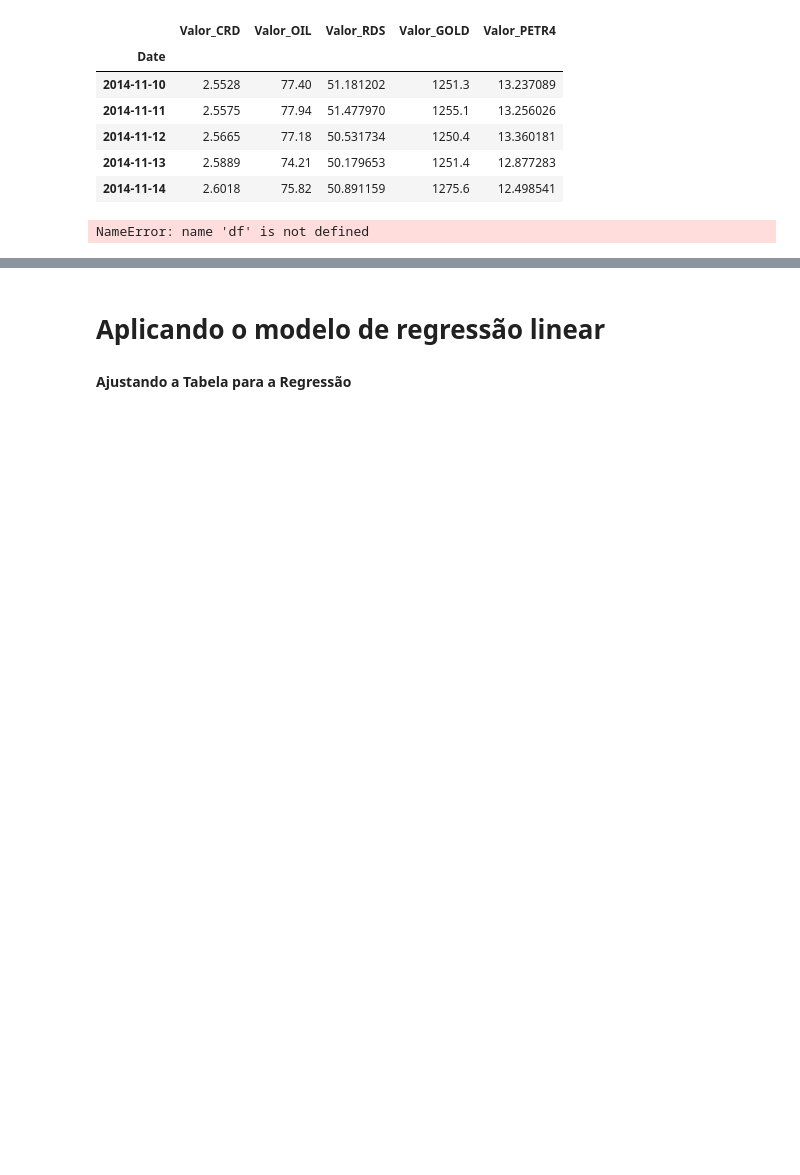
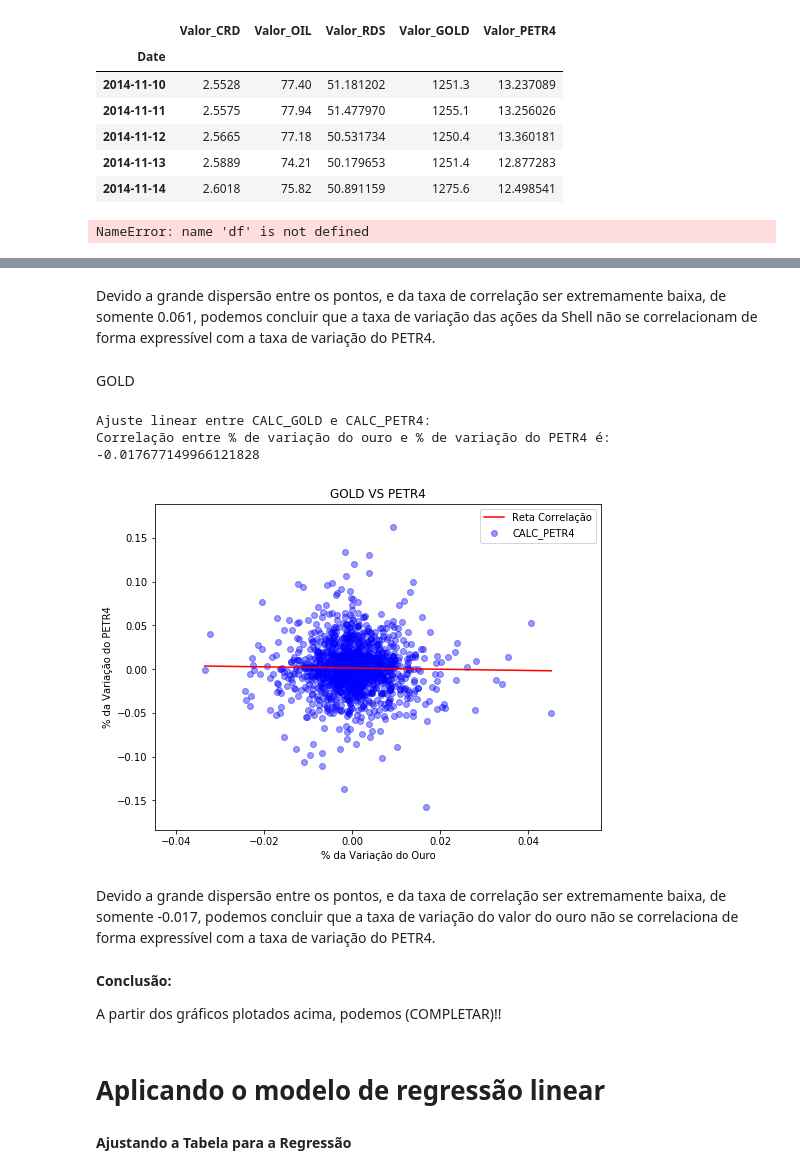
Before and after one commit to enricofd/Projeto_3_CD, a Jupyter notebook: Relatório Final.ipynb, the cells around one changed output, grey strips where cells are left out. Saved outputs shown, nothing was run; the diff lists cells and outputs as text; code cells hidden in the pictures; blank space fills up the shorter version.

```diff
--- a/Relatório Final.ipynb
+++ b/Relatório Final.ipynb
@@ -316,3 +418,37 @@ Análise:
+# %% [markdown]
+Devido a grande dispersão entre os pontos, e da taxa de correlação ser extremamente baixa, de somente 0.061, podemos concluir que a taxa de variação das ações da Shell não se correlacionam de forma expressível com a taxa de variação do PETR4.
+# %% [markdown]
+GOLD
+# %%
+a = DADOS_OPT.CALC_GOLD.cov(DADOS_OPT.CALC_PETR4) / DADOS_OPT.CALC_GOLD.var()
+b = DADOS_OPT.CALC_PETR4.mean() - a*DADOS_OPT.CALC_GOLD.mean()
+c = DADOS_OPT.CALC_GOLD.corr(DADOS_OPT.CALC_PETR4)
+
+print('Ajuste linear entre CALC_GOLD e CALC_PETR4:')
+
+fig = plt.figure(figsize=(8, 6))
+plt.scatter(DADOS_OPT.CALC_GOLD, DADOS_OPT.CALC_PETR4, c='blue', alpha=0.4)
+plt.title('GOLD VS PETR4')
+plt.xlabel('% da Variação do Ouro')
+plt.ylabel('% da Variação do PETR4')
+
+plt.plot((DADOS_OPT.CALC_GOLD.min(), DADOS_OPT.CALC_GOLD.max()), (a*DADOS_OPT.CALC_GOLD.min()+b, a*DADOS_OPT.CALC_GOLD.max()+b), label="Reta Correlação", color='red')
+
+print('Correlação entre % de variação do ouro e % de variação do PETR4 é: {0}'.format(c))
+
+plt.legend()
+plt.plot()
+plt.show()
+# %% [output]
+Ajuste linear entre CALC_GOLD e CALC_PETR4:
+Correlação entre % de variação do ouro e % de variação do PETR4 é: -0.017677149966121828
+[figure, added]
+# %% [markdown]
+Devido a grande dispersão entre os pontos, e da taxa de correlação ser extremamente baixa, de somente -0.017, podemos concluir que a taxa de variação do valor do ouro não se correlaciona de forma expressível com a taxa de variação do PETR4.
+# %% [markdown]
+**Conclusão:**
+
+A partir dos gráficos plotados acima, podemos (COMPLETAR)!!
 # %% [markdown]
 # Aplicando o modelo de regressão linear
 # %% [markdown]
```
Also changed, not shown: parts of 104 cells of this notebook.
